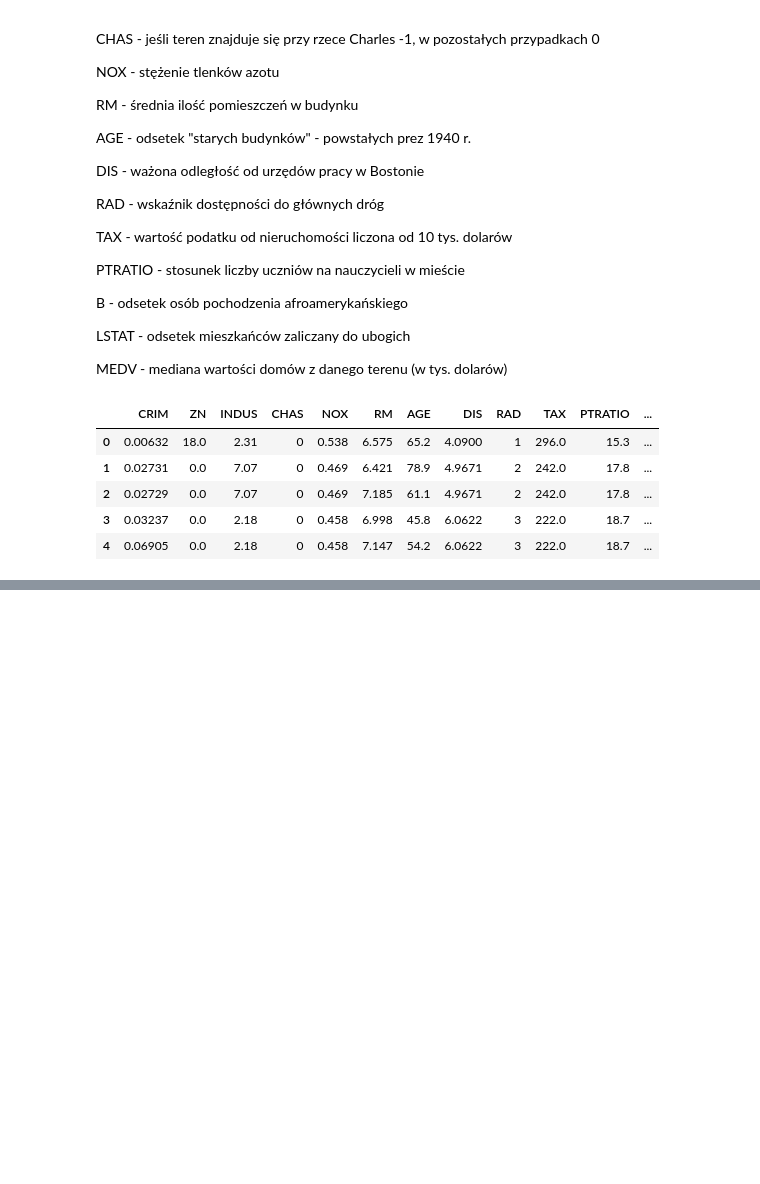
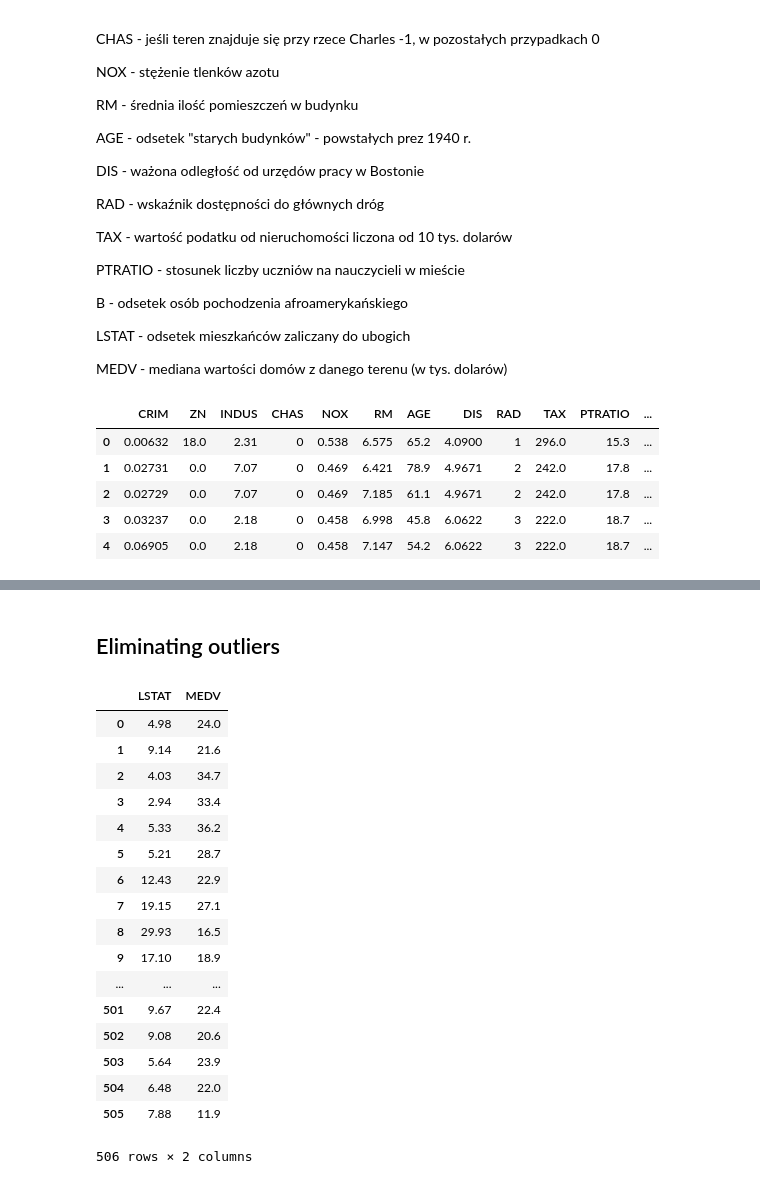
Before and after one commit to kgawelek/MachineLearning, a Jupyter notebook: scripts/houses_boston.ipynb, the cells around one changed output, grey strips where cells are left out. Drawn from its saved outputs; the diff is of its cells as text; code cells hidden in the pictures; blank space fills up the shorter version.

```diff
--- a/scripts/houses_boston.ipynb
+++ b/scripts/houses_boston.ipynb
@@ -88,0 +132,2 @@ sns.pairplot(data[cols])
+# %% [markdown]
+## Eliminating outliers
@@ -88,0 +136,21 @@ sns.pairplot(data[cols])
+# %%
+data1
+# %% [output]
+|  | LSTAT | MEDV |
+| 0 | 4.98 | 24.0 |
+| 1 | 9.14 | 21.6 |
+| 2 | 4.03 | 34.7 |
+| 3 | 2.94 | 33.4 |
+| 4 | 5.33 | 36.2 |
+| 5 | 5.21 | 28.7 |
+| 6 | 12.43 | 22.9 |
+| 7 | 19.15 | 27.1 |
+| 8 | 29.93 | 16.5 |
+| 9 | 17.10 | 18.9 |
+| ... | ... | ... |
+| 501 | 9.67 | 22.4 |
+| 502 | 9.08 | 20.6 |
+| 503 | 5.64 | 23.9 |
+| 504 | 6.48 | 22.0 |
+| 505 | 7.88 | 11.9 |
+506 rows × 2 columns
```
Also changed, not shown: parts of 29 cells of this notebook.
